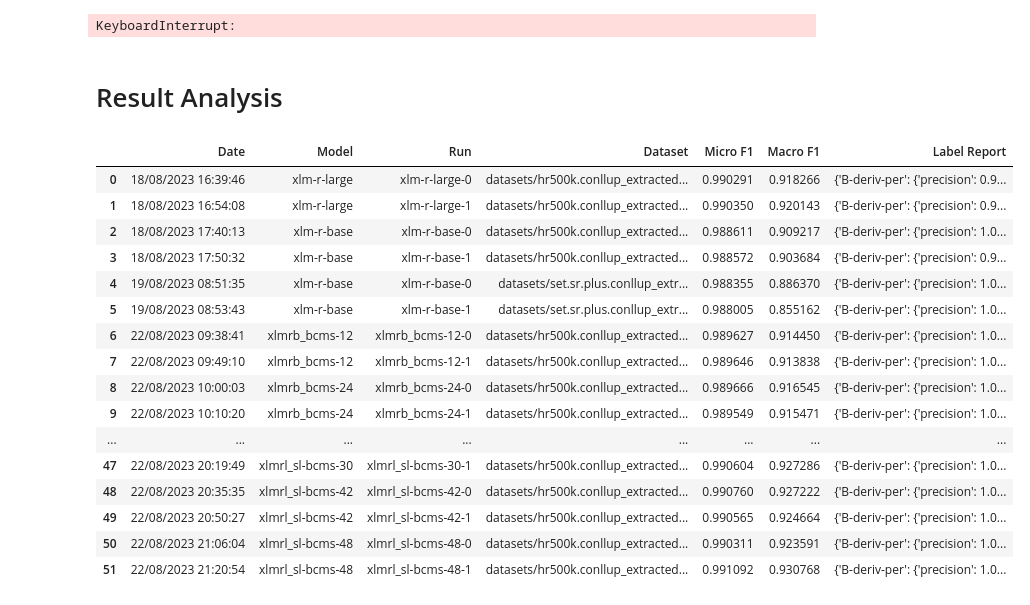
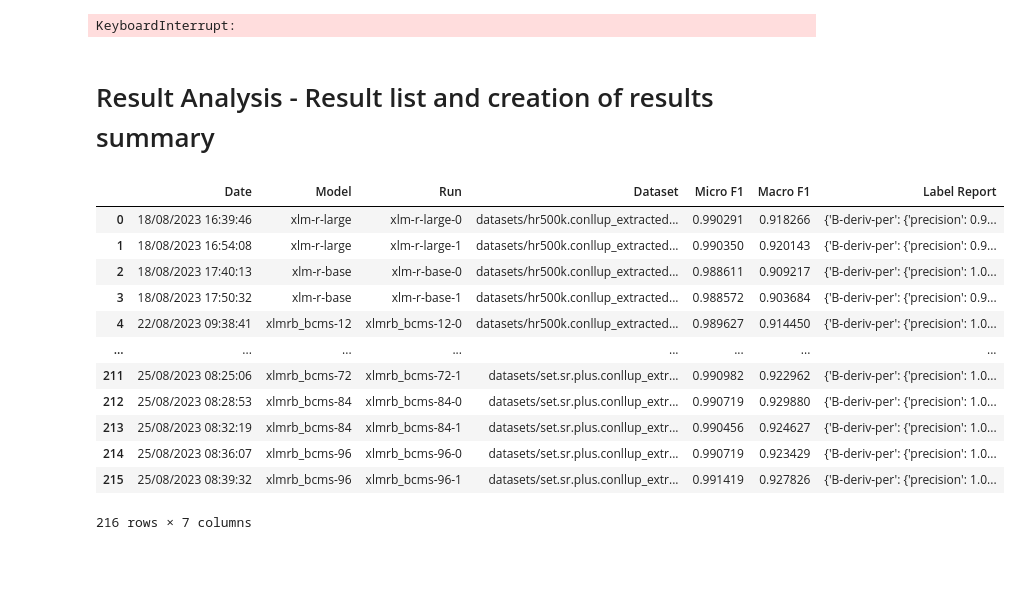
Before and after one commit to TajaKuzman/NER-recognition, a Jupyter notebook: ner-classification.ipynb, the cells around one changed output. Saved outputs shown, nothing was run; the diff lists cells and outputs as text; code cells hidden in the pictures; blank space fills up the shorter version.

```diff
--- a/ner-classification.ipynb
+++ b/ner-classification.ipynb
@@ -433,29 +433,27 @@ print("Run {} finished.".format(run))
 # At the end, save the test_df with all predictions
 #test_df.to_csv("{}-test_df-with-predictions.csv".format(dataset_path))
 # %% [markdown]
-# Result Analysis
+# Result Analysis - Result list and creation of results summary
 # %%
 # Import the txt with results
 import pandas as pd
 
-results = pd.read_csv("ner-results.txt", sep="\t")
+#results = pd.read_csv("ner-results.txt", sep="\t")
+#results = pd.read_csv("ner-results-our-models.txt", sep="\t")
+results = pd.read_csv("ner-results-all-models.txt", sep="\t")
 
 results
 # %% [output]
 |  | Date | Model | Run | Dataset | Micro F1 | Macro F1 | Label Report |
 | 0 | 18/08/2023 16:39:46 | xlm-r-large | xlm-r-large-0 | datasets/hr500k.conllup_extracted... | 0.990291 | 0.918266 | {'B-deriv-per': {'precision': 0.9... |
 | 1 | 18/08/2023 16:54:08 | xlm-r-large | xlm-r-large-1 | datasets/hr500k.conllup_extracted... | 0.990350 | 0.920143 | {'B-deriv-per': {'precision': 0.9... |
 | 2 | 18/08/2023 17:40:13 | xlm-r-base | xlm-r-base-0 | datasets/hr500k.conllup_extracted... | 0.988611 | 0.909217 | {'B-deriv-per': {'precision': 1.0... |
 | 3 | 18/08/2023 17:50:32 | xlm-r-base | xlm-r-base-1 | datasets/hr500k.conllup_extracted... | 0.988572 | 0.903684 | {'B-deriv-per': {'precision': 0.9... |
-| 4 | 19/08/2023 08:51:35 | xlm-r-base | xlm-r-base-0 | datasets/set.sr.plus.conllup_extr... | 0.988355 | 0.886370 | {'B-deriv-per': {'precision': 1.0... |
-| 5 | 19/08/2023 08:53:43 | xlm-r-base | xlm-r-base-1 | datasets/set.sr.plus.conllup_extr... | 0.988005 | 0.855162 | {'B-deriv-per': {'precision': 1.0... |
-| 6 | 22/08/2023 09:38:41 | xlmrb_bcms-12 | xlmrb_bcms-12-0 | datasets/hr500k.conllup_extracted... | 0.989627 | 0.914450 | {'B-deriv-per': {'precision': 1.0... |
-| 7 | 22/08/2023 09:49:10 | xlmrb_bcms-12 | xlmrb_bcms-12-1 | datasets/hr500k.conllup_extracted... | 0.989646 | 0.913838 | {'B-deriv-per': {'precision': 1.0... |
-| 8 | 22/08/2023 10:00:03 | xlmrb_bcms-24 | xlmrb_bcms-24-0 | datasets/hr500k.conllup_extracted... | 0.989666 | 0.916545 | {'B-deriv-per': {'precision': 1.0... |
-| 9 | 22/08/2023 10:10:20 | xlmrb_bcms-24 | xlmrb_bcms-24-1 | datasets/hr500k.conllup_extracted... | 0.989549 | 0.915471 | {'B-deriv-per': {'precision': 1.0... |
+| 4 | 22/08/2023 09:38:41 | xlmrb_bcms-12 | xlmrb_bcms-12-0 | datasets/hr500k.conllup_extracted... | 0.989627 | 0.914450 | {'B-deriv-per': {'precision': 1.0... |
 | ... | ... | ... | ... | ... | ... | ... | ... |
-| 47 | 22/08/2023 20:19:49 | xlmrl_sl-bcms-30 | xlmrl_sl-bcms-30-1 | datasets/hr500k.conllup_extracted... | 0.990604 | 0.927286 | {'B-deriv-per': {'precision': 1.0... |
-| 48 | 22/08/2023 20:35:35 | xlmrl_sl-bcms-42 | xlmrl_sl-bcms-42-0 | datasets/hr500k.conllup_extracted... | 0.990760 | 0.927222 | {'B-deriv-per': {'precision': 1.0... |
-| 49 | 22/08/2023 20:50:27 | xlmrl_sl-bcms-42 | xlmrl_sl-bcms-42-1 | datasets/hr500k.conllup_extracted... | 0.990565 | 0.924664 | {'B-deriv-per': {'precision': 1.0... |
-| 50 | 22/08/2023 21:06:04 | xlmrl_sl-bcms-48 | xlmrl_sl-bcms-48-0 | datasets/hr500k.conllup_extracted... | 0.990311 | 0.923591 | {'B-deriv-per': {'precision': 1.0... |
-| 51 | 22/08/2023 21:20:54 | xlmrl_sl-bcms-48 | xlmrl_sl-bcms-48-1 | datasets/hr500k.conllup_extracted... | 0.991092 | 0.930768 | {'B-deriv-per': {'precision': 1.0... |
+| 211 | 25/08/2023 08:25:06 | xlmrb_bcms-72 | xlmrb_bcms-72-1 | datasets/set.sr.plus.conllup_extr... | 0.990982 | 0.922962 | {'B-deriv-per': {'precision': 1.0... |
+| 212 | 25/08/2023 08:28:53 | xlmrb_bcms-84 | xlmrb_bcms-84-0 | datasets/set.sr.plus.conllup_extr... | 0.990719 | 0.929880 | {'B-deriv-per': {'precision': 1.0... |
+| 213 | 25/08/2023 08:32:19 | xlmrb_bcms-84 | xlmrb_bcms-84-1 | datasets/set.sr.plus.conllup_extr... | 0.990456 | 0.924627 | {'B-deriv-per': {'precision': 1.0... |
+| 214 | 25/08/2023 08:36:07 | xlmrb_bcms-96 | xlmrb_bcms-96-0 | datasets/set.sr.plus.conllup_extr... | 0.990719 | 0.923429 | {'B-deriv-per': {'precision': 1.0... |
+| 215 | 25/08/2023 08:39:32 | xlmrb_bcms-96 | xlmrb_bcms-96-1 | datasets/set.sr.plus.conllup_extr... | 0.991419 | 0.927826 | {'B-deriv-per': {'precision': 1.0... |
+216 rows × 7 columns
```
Also changed, not shown: parts of 12 cells of this notebook, 17 other files.
